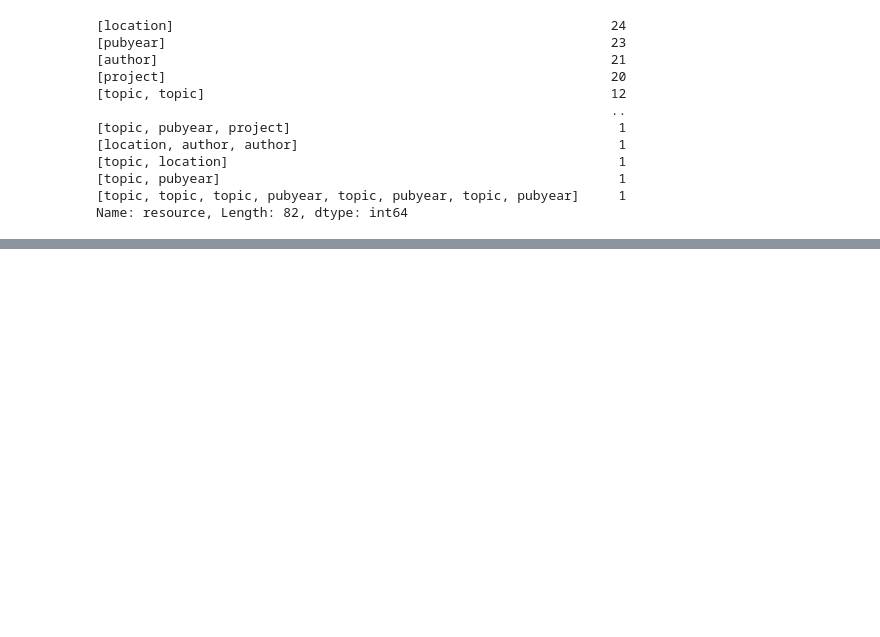
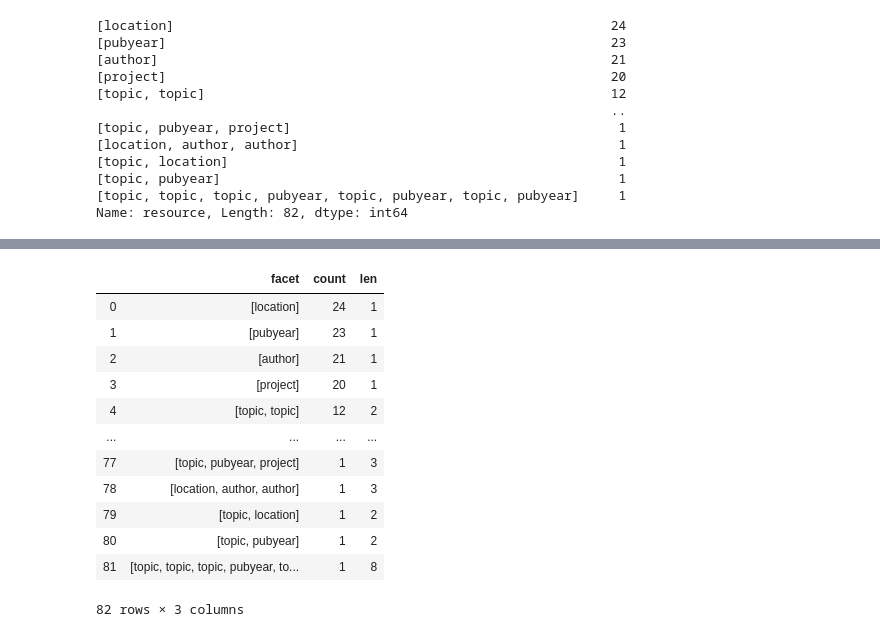
Before and after one commit to pangaea-data-publisher/pan_usagemmine, a Jupyter notebook: TopFacets_Updated.ipynb, the cells around one changed output, grey strips where cells are left out. Saved outputs shown, nothing was run; the diff lists cells and outputs as text; code cells hidden in the pictures; blank space fills up the shorter version.

```diff
--- a/TopFacets_Updated.ipynb
+++ b/TopFacets_Updated.ipynb
@@ -137,4 +151,21 @@ Name: resource, Length: 82, dtype: int64
 # %%
 df = pd.DataFrame({'facet':topKeyFacets.index, 'count':topKeyFacets.values})
+df['len'] = df['facet'].apply(lambda x: len(x))
+# %%
+df
+# %% [output]
+|  | facet | count | len |
+| 0 | [location] | 24 | 1 |
+| 1 | [pubyear] | 23 | 1 |
+| 2 | [author] | 21 | 1 |
+| 3 | [project] | 20 | 1 |
+| 4 | [topic, topic] | 12 | 2 |
+| ... | ... | ... | ... |
+| 77 | [topic, pubyear, project] | 1 | 3 |
+| 78 | [location, author, author] | 1 | 3 |
+| 79 | [topic, location] | 1 | 2 |
+| 80 | [topic, pubyear] | 1 | 2 |
+| 81 | [topic, topic, topic, pubyear, to... | 1 | 8 |
+82 rows × 3 columns
 # %%
 df.to_csv('facet')
```
Also changed, not shown: parts of 3 cells of this notebook, 5 other files.
